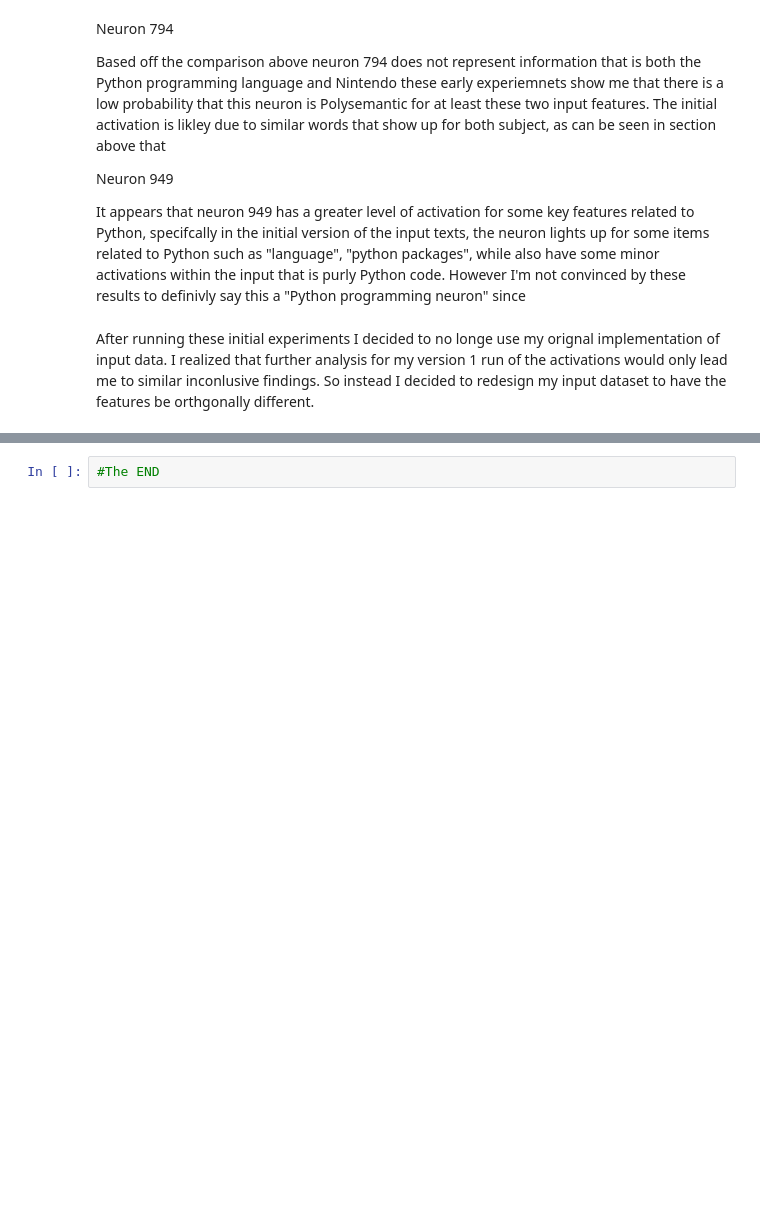
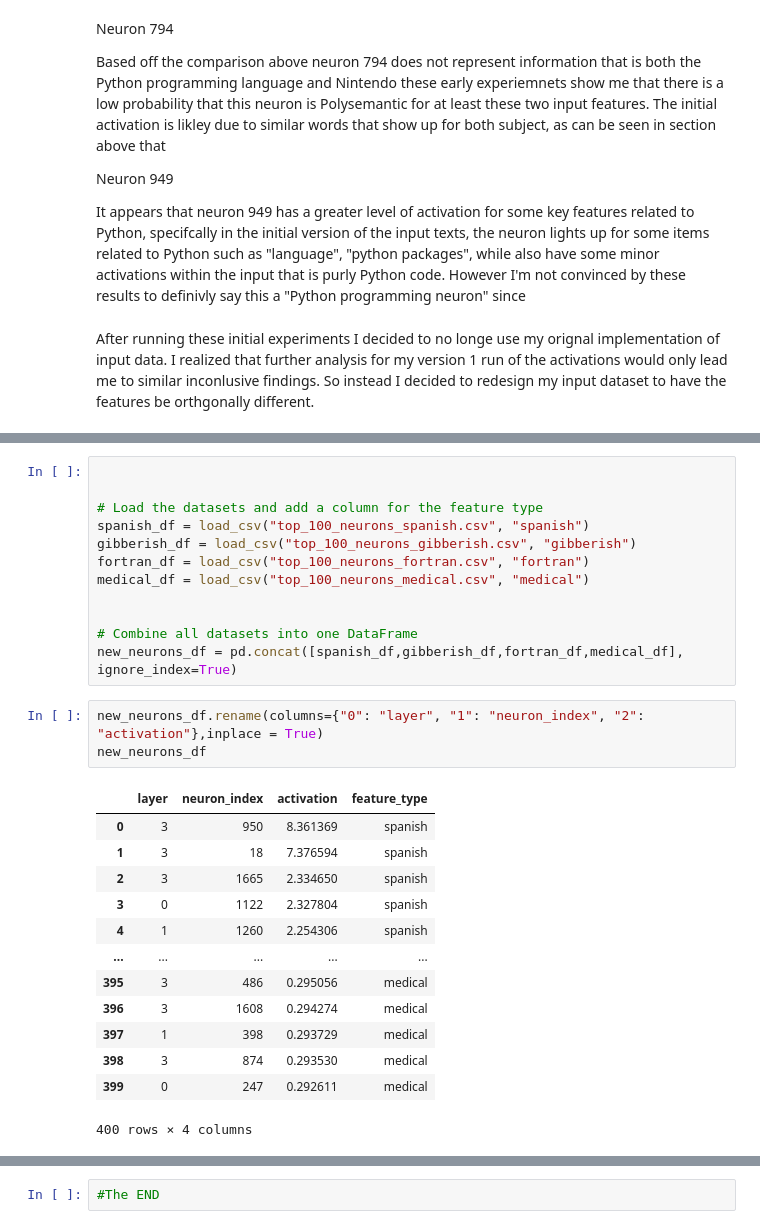
Before and after one commit to jprivera44/Polysemantic-Neurons, a Jupyter notebook: Polysemantic_neurons.ipynb, the cells around one changed output, grey strips where cells are left out. Drawn from its saved outputs; the diff is of its cells as text; blank space fills up the shorter version.

```diff
--- a/Polysemantic_neurons.ipynb
+++ b/Polysemantic_neurons.ipynb
@@ -735,0 +743,29 @@ medical_text = [
+# %%
+
+
+# Load the datasets and add a column for the feature type
+spanish_df = load_csv("top_100_neurons_spanish.csv", "spanish")
+gibberish_df = load_csv("top_100_neurons_gibberish.csv", "gibberish")
+fortran_df = load_csv("top_100_neurons_fortran.csv", "fortran")
+medical_df = load_csv("top_100_neurons_medical.csv", "medical")
+
+
+# Combine all datasets into one DataFrame
+new_neurons_df = pd.concat([spanish_df,gibberish_df,fortran_df,medical_df], ignore_index=True)
+# %%
+new_neurons_df.rename(columns={"0": "layer", "1": "neuron_index", "2": "activation"},inplace = True)
+new_neurons_df
+# %% [output]
+|  | layer | neuron_index | activation | feature_type |
+| 0 | 3 | 950 | 8.361369 | spanish |
+| 1 | 3 | 18 | 7.376594 | spanish |
+| 2 | 3 | 1665 | 2.334650 | spanish |
+| 3 | 0 | 1122 | 2.327804 | spanish |
+| 4 | 1 | 1260 | 2.254306 | spanish |
+| ... | ... | ... | ... | ... |
+| 395 | 3 | 486 | 0.295056 | medical |
+| 396 | 3 | 1608 | 0.294274 | medical |
+| 397 | 1 | 398 | 0.293729 | medical |
+| 398 | 3 | 874 | 0.293530 | medical |
+| 399 | 0 | 247 | 0.292611 | medical |
+400 rows × 4 columns
```
Also changed, not shown: parts of 49 cells of this notebook, 4 other files.
